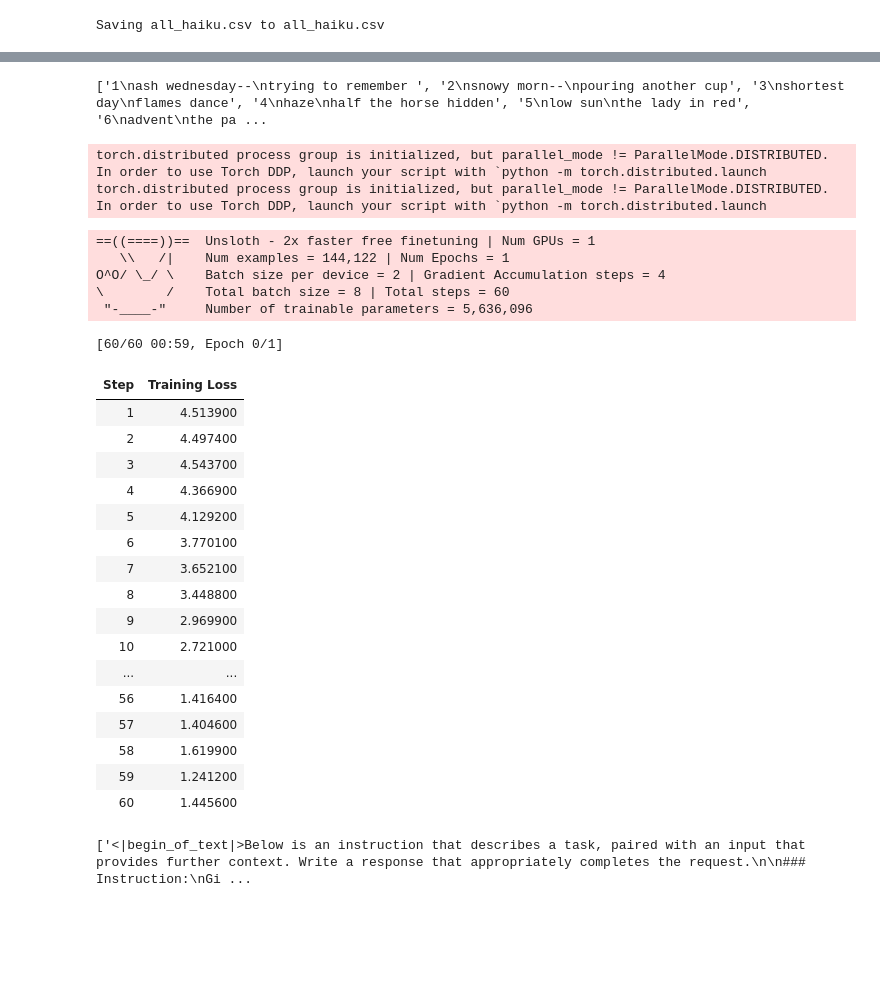
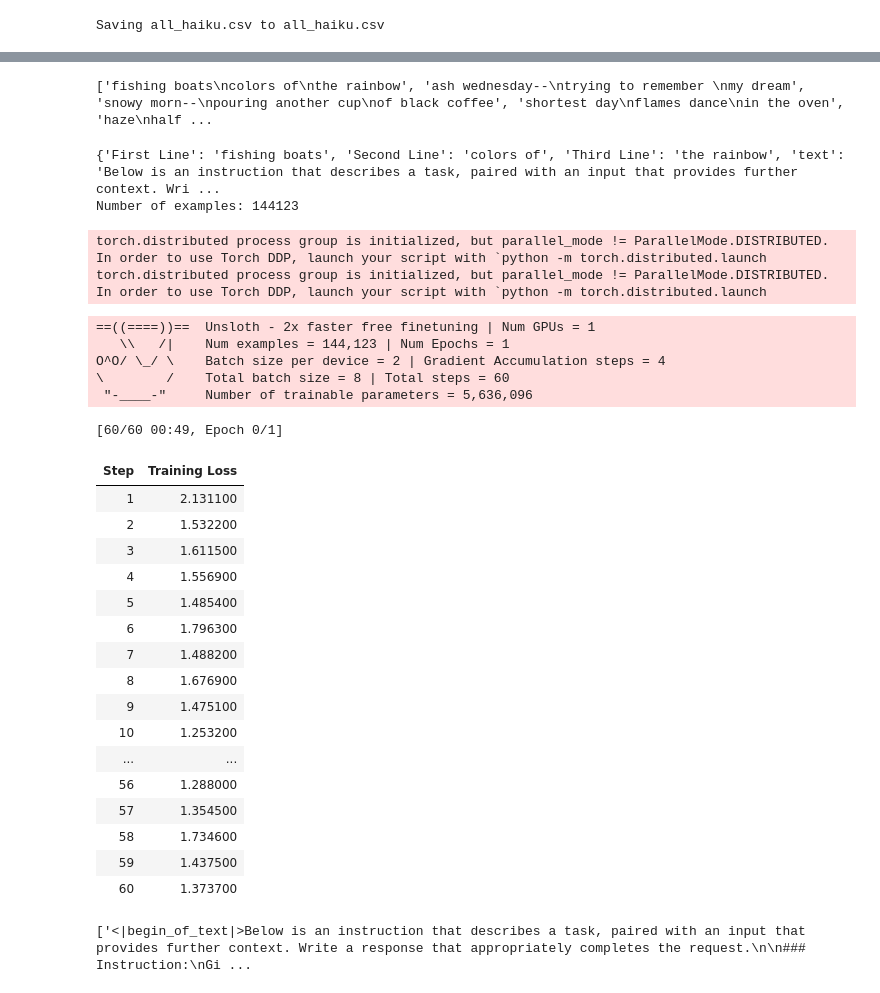
Before and after one commit to 5quidL0rd/Unsloth-project, a Jupyter notebook: Unsloth_Haiku_Project.ipynb, the cells around one changed output, grey strips where cells are left out. Cells and saved outputs as stored; diff of their text form; code cells hidden in the pictures; blank space fills up the shorter version.

```diff
--- a/Unsloth_Haiku_Project.ipynb
+++ b/Unsloth_Haiku_Project.ipynb
@@ -104,7 +104,7 @@ Saving all_haiku.csv to all_haiku.csv
 import pandas as pd
 
 # Load the CSV file, assuming the correct headers are in the second row (index 1)
-df = pd.read_csv('/content/all_haiku.csv', header=1)
+df = pd.read_csv('/content/all_haiku.csv', header=0)
 
 # Display the first few rows to confirm the columns are correct now (highly recommend kaggle datasets are unpredictable)
 print(df.head())
@@ -128,12 +128,11 @@ print(df.head())
 
 # Step 5: Rename Columns and Remove Irrelevant Columns
 # Manually rename the columns (based on the dataset structure)
-# It seems the 'First Line' column is already named correctly, but 'fishing boats', 'colors of', etc. need to be renamed
 
 df.rename(columns={
     '0': 'First Line',
-    'fishing boats': 'Second Line',  # Renaming based on actual dataset
-    'colors of': 'Third Line',  # Renaming based on actual dataset
+    '1': 'Second Line',  # Renaming based on actual dataset
+    '2': 'Third Line',  # Renaming based on actual dataset
 }, inplace=True)
 
 # Check the column names after renaming
@@ -181,7 +180,7 @@ poems_text = "\n".join(poems)
 # Check the first few poems to ensure it's working
 print(poems[:25])
 # %% [output]
-['1\nash wednesday--\ntrying to remember ', '2\nsnowy morn--\npouring another cup', '3\nshortest day\nflames dance', '4\nhaze\nhalf the horse hidden', '5\nlow sun\nthe lady in red', '6\nadvent\nthe pa ...
+['fishing boats\ncolors of\nthe rainbow', 'ash wednesday--\ntrying to remember \nmy dream', 'snowy morn--\npouring another cup\nof black coffee', 'shortest day\nflames dance\nin the oven', 'haze\nhalf ...
 # %%
 # Step 7: Prepare the Dataset for Fine-Tuning (Formatting Prompts)
 # Define prompt format for model training
@@ -207,14 +206,15 @@ def formatting_prompts_func(examples):
     inputs = examples["Second Line"]
     outputs = examples["Third Line"]
     texts = []
-    for instruction, input, output in zip(instructions, inputs, outputs):
+    for instr, inp, out in zip(instructions, inputs, outputs):
         # Add EOS_TOKEN to end of each prompt
-        text = alpaca_prompt.format(instruction, input, output) + EOS_TOKEN
+        text = alpaca_prompt.format(instr, inp, out) + EOS_TOKEN
         texts.append(text)
     return {"text": texts}
 
 # Apply the formatting to the dataset
 from datasets import Dataset #type: ignore
+from datasets import load_dataset
 
 # Ensure all values are strings and replace NaN with empty strings
 df['First Line'] = df['First Line'].fillna('').astype(str)
@@ -229,9 +229,15 @@ dataset = Dataset.from_dict({
 })
 
 # Map the formatting function to the dataset
+
 dataset = dataset.map(formatting_prompts_func, batched=True)
+print(dataset[0])
+print(f"Number of examples: {len(dataset)}")
 
 # Now the dataset is ready for fine-tuning
+# %% [output]
+{'First Line': 'fishing boats', 'Second Line': 'colors of', 'Third Line': 'the rainbow', 'text': 'Below is an instruction that describes a task, paired with an input that provides further context. Wri ...
+Number of examples: 144123
 # %%
 import os
 import torch
@@ -251,52 +257,52 @@ trainer = SFTTrainer(
     dataset_text_field = "text",
     max_seq_length = max_seq_length,
     dataset_num_proc = 2,
     packing = False, # Can make training 5x faster for short sequences.
     args = TrainingArguments(
         per_device_train_batch_size = 2,
         gradient_accumulation_steps = 4,
         warmup_steps = 5,
-        # num_train_epochs = 1, # Set this for 1 full training run.
+        num_train_epochs = 1, # Set this for 1 full training run.
         max_steps = 60,
         learning_rate = 2e-4,
         fp16 = not is_bfloat16_supported(),
         bf16 = is_bfloat16_supported(),
         logging_steps = 1,
         optim = "adamw_8bit",
         weight_decay = 0.01,
         lr_scheduler_type = "linear",
         seed = 3407,
         output_dir = "outputs",
         report_to = "none", # Use this for WandB etc
     ),
 )
 trainer_stats = trainer.train() #type: ignore
 # %% [output]
 torch.distributed process group is initialized, but parallel_mode != ParallelMode.DISTRIBUTED. In order to use Torch DDP, launch your script with `python -m torch.distributed.launch
 torch.distributed process group is initialized, but parallel_mode != ParallelMode.DISTRIBUTED. In order to use Torch DDP, launch your script with `python -m torch.distributed.launch
 ==((====))==  Unsloth - 2x faster free finetuning | Num GPUs = 1
-   \\   /|    Num examples = 144,122 | Num Epochs = 1
+   \\   /|    Num examples = 144,123 | Num Epochs = 1
 O^O/ \_/ \    Batch size per device = 2 | Gradient Accumulation steps = 4
 \        /    Total batch size = 8 | Total steps = 60
  "-____-"     Number of trainable parameters = 5,636,096
-[60/60 00:59, Epoch 0/1]
+[60/60 00:49, Epoch 0/1]
 | Step | Training Loss |
-| 1 | 4.513900 |
-| 2 | 4.497400 |
-| 3 | 4.543700 |
-| 4 | 4.366900 |
-| 5 | 4.129200 |
-| 6 | 3.770100 |
-| 7 | 3.652100 |
-| 8 | 3.448800 |
-| 9 | 2.969900 |
-| 10 | 2.721000 |
+| 1 | 2.131100 |
+| 2 | 1.532200 |
+| 3 | 1.611500 |
+| 4 | 1.556900 |
+| 5 | 1.485400 |
+| 6 | 1.796300 |
+| 7 | 1.488200 |
+| 8 | 1.676900 |
+| 9 | 1.475100 |
+| 10 | 1.253200 |
 | ... | ... |
-| 56 | 1.416400 |
-| 57 | 1.404600 |
-| 58 | 1.619900 |
-| 59 | 1.241200 |
-| 60 | 1.445600 |
+| 56 | 1.288000 |
+| 57 | 1.354500 |
+| 58 | 1.734600 |
+| 59 | 1.437500 |
+| 60 | 1.373700 |
 # %%
 # alpaca_prompt = Copied from above
 FastLanguageModel.for_inference(model) # Enable native 2x faster inference
```
Also changed, not shown: parts of 2 cells of this notebook.
